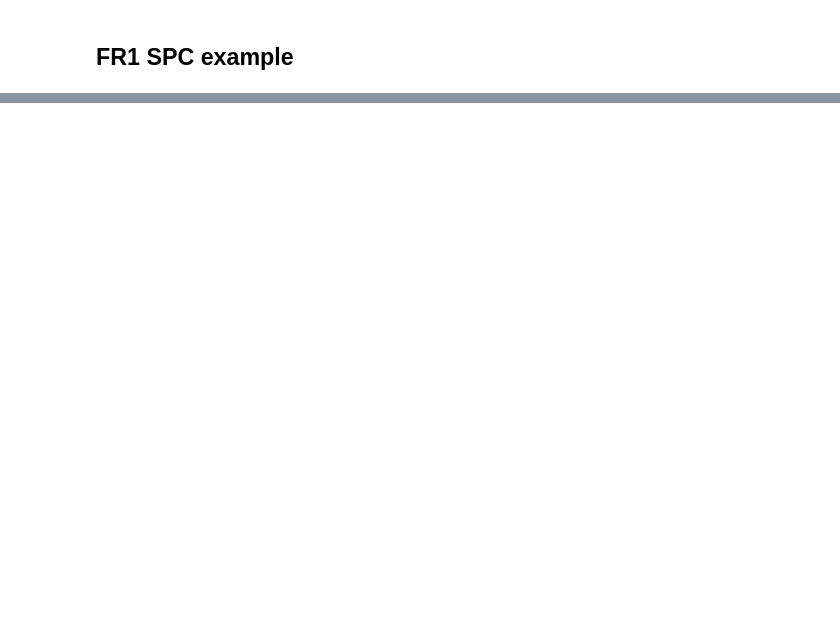
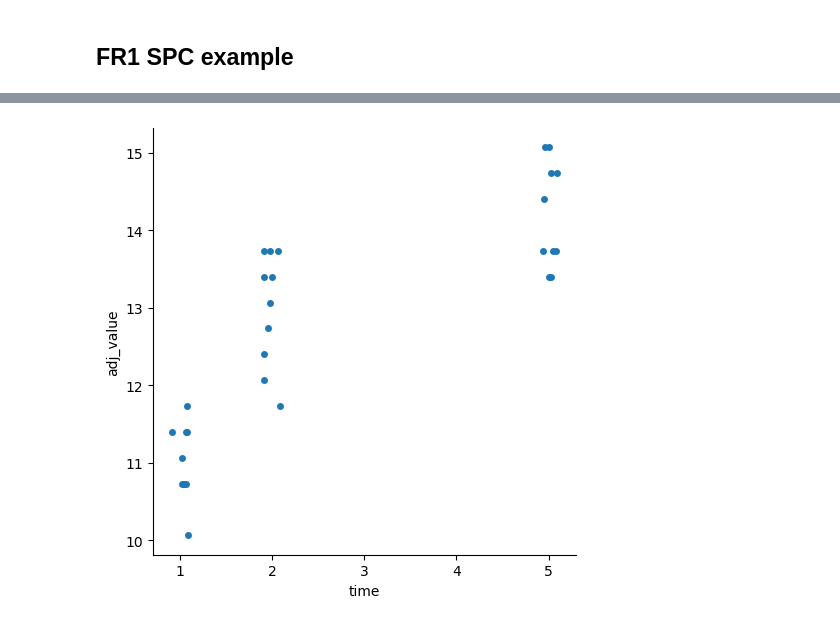
Before and after one commit to pennmem/pybeh_pd, a Jupyter notebook: loftus_masson_example.ipynb, the cells around one changed output, grey strips where cells are left out. Saved outputs shown, nothing was run; the diff lists cells and outputs as text; code cells hidden in the pictures; blank space fills up the shorter version.

```diff
--- a/loftus_masson_example.ipynb
+++ b/loftus_masson_example.ipynb
@@ -248,0 +283,4 @@ plt.errorbar(x='serialpos', y='M_C', yerr='CI_unequal', data=spc_df_loftus_masso
+# %%
+g = sns.catplot(x='time', y='adj_value', data=df, units='sub', native_scale=True)
+# %% [output]
+[figure, added]
```
Also changed, not shown: parts of 15 cells of this notebook, 1 other file.
